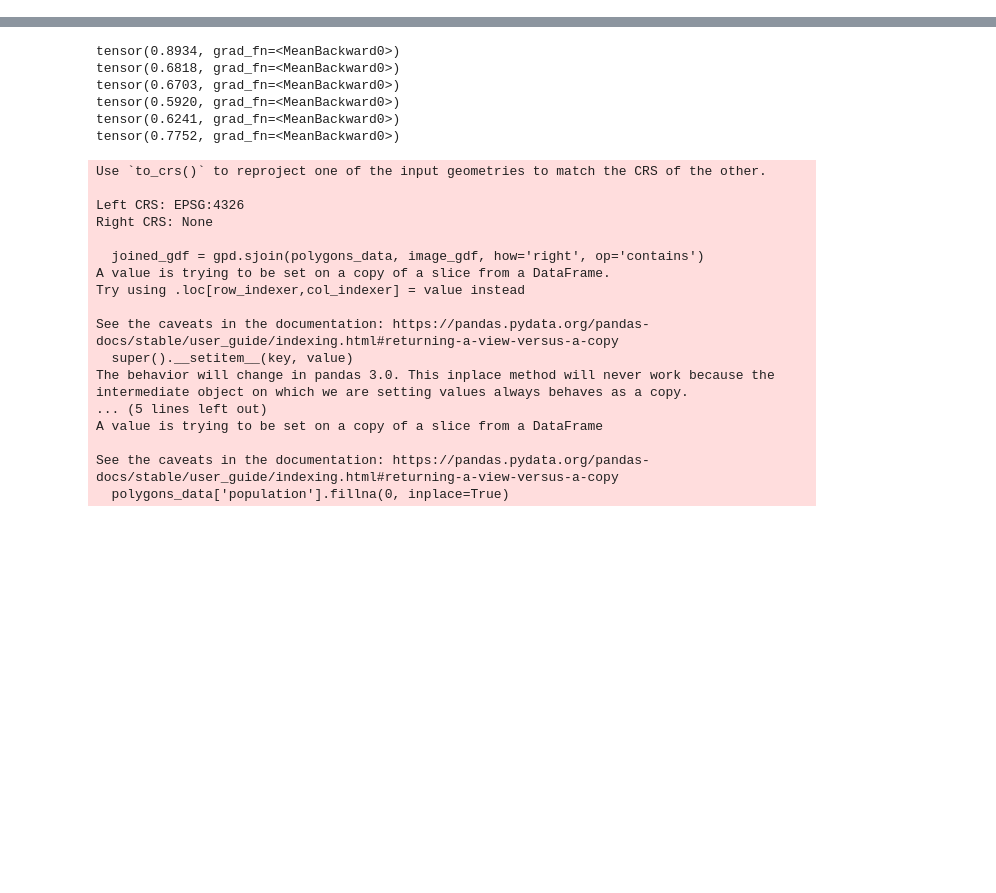
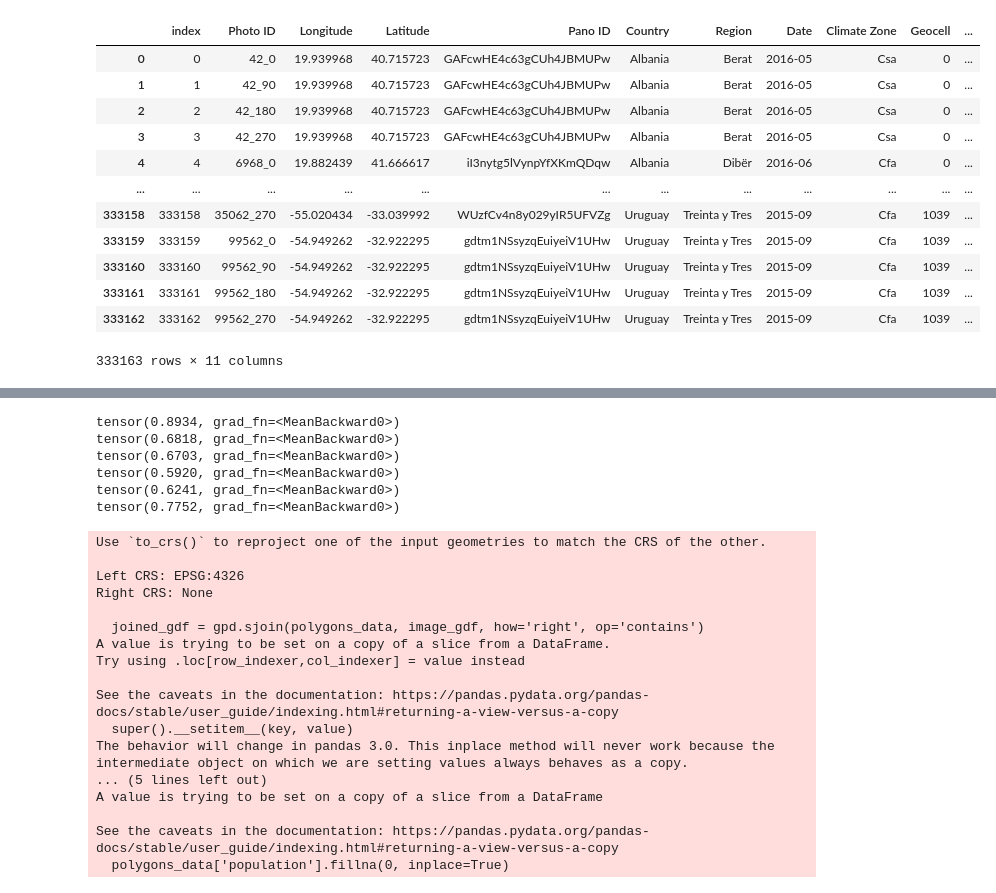
Before and after one commit to juthoma22/imbag, a Jupyter notebook: notebooks/playground.ipynb, the cells around one changed output, grey strips where cells are left out. Cells and saved outputs as stored; diff of their text form; code cells hidden in the pictures; blank space fills up the shorter version.

```diff
--- a/notebooks/playground.ipynb
+++ b/notebooks/playground.ipynb
@@ -0,0 +197,18 @@
+# %%
+metadata_df = pd.read_csv("/home/data_shares/geocv/imbag_metadata.csv")
+# %%
+metadata_df.reset_index()
+# %% [output]
+|  | index | Photo ID | Longitude | Latitude | Pano ID | Country | Region | Date | Climate Zone | Geocell | ... |
+| 0 | 0 | 42_0 | 19.939968 | 40.715723 | GAFcwHE4c63gCUh4JBMUPw | Albania | Berat | 2016-05 | Csa | 0 | ... |
+| 1 | 1 | 42_90 | 19.939968 | 40.715723 | GAFcwHE4c63gCUh4JBMUPw | Albania | Berat | 2016-05 | Csa | 0 | ... |
+| 2 | 2 | 42_180 | 19.939968 | 40.715723 | GAFcwHE4c63gCUh4JBMUPw | Albania | Berat | 2016-05 | Csa | 0 | ... |
+| 3 | 3 | 42_270 | 19.939968 | 40.715723 | GAFcwHE4c63gCUh4JBMUPw | Albania | Berat | 2016-05 | Csa | 0 | ... |
+| 4 | 4 | 6968_0 | 19.882439 | 41.666617 | iI3nytg5lVynpYfXKmQDqw | Albania | Dibër | 2016-06 | Cfa | 0 | ... |
+| ... | ... | ... | ... | ... | ... | ... | ... | ... | ... | ... | ... |
+| 333158 | 333158 | 35062_270 | -55.020434 | -33.039992 | WUzfCv4n8y029yIR5UFVZg | Uruguay | Treinta y Tres | 2015-09 | Cfa | 1039 | ... |
+| 333159 | 333159 | 99562_0 | -54.949262 | -32.922295 | gdtm1NSsyzqEuiyeiV1UHw | Uruguay | Treinta y Tres | 2015-09 | Cfa | 1039 | ... |
+| 333160 | 333160 | 99562_90 | -54.949262 | -32.922295 | gdtm1NSsyzqEuiyeiV1UHw | Uruguay | Treinta y Tres | 2015-09 | Cfa | 1039 | ... |
+| 333161 | 333161 | 99562_180 | -54.949262 | -32.922295 | gdtm1NSsyzqEuiyeiV1UHw | Uruguay | Treinta y Tres | 2015-09 | Cfa | 1039 | ... |
+| 333162 | 333162 | 99562_270 | -54.949262 | -32.922295 | gdtm1NSsyzqEuiyeiV1UHw | Uruguay | Treinta y Tres | 2015-09 | Cfa | 1039 | ... |
+333163 rows × 11 columns
```
Also changed, not shown: parts of 35 cells of this notebook, 10 other files.
